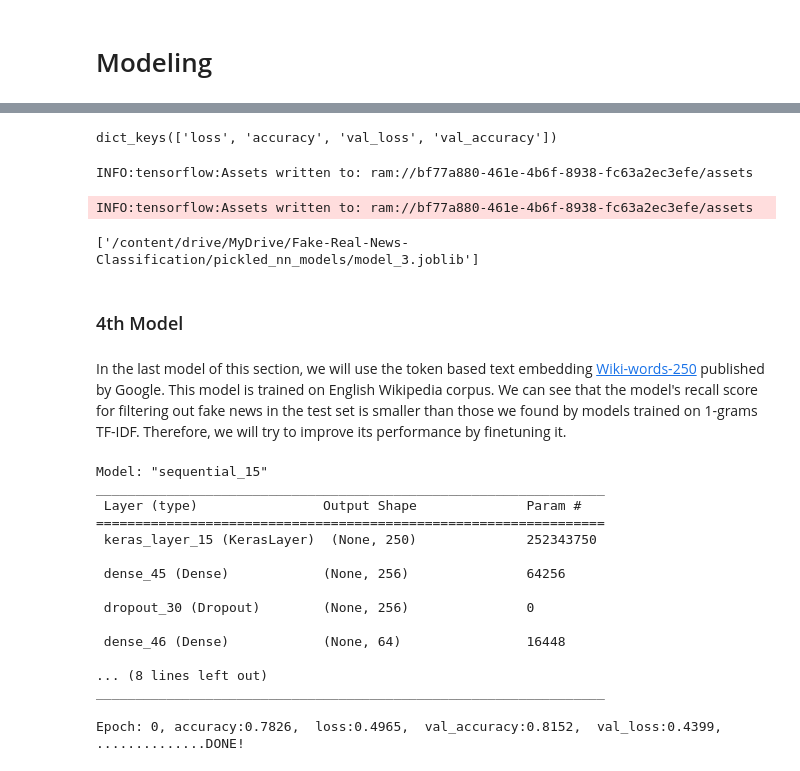
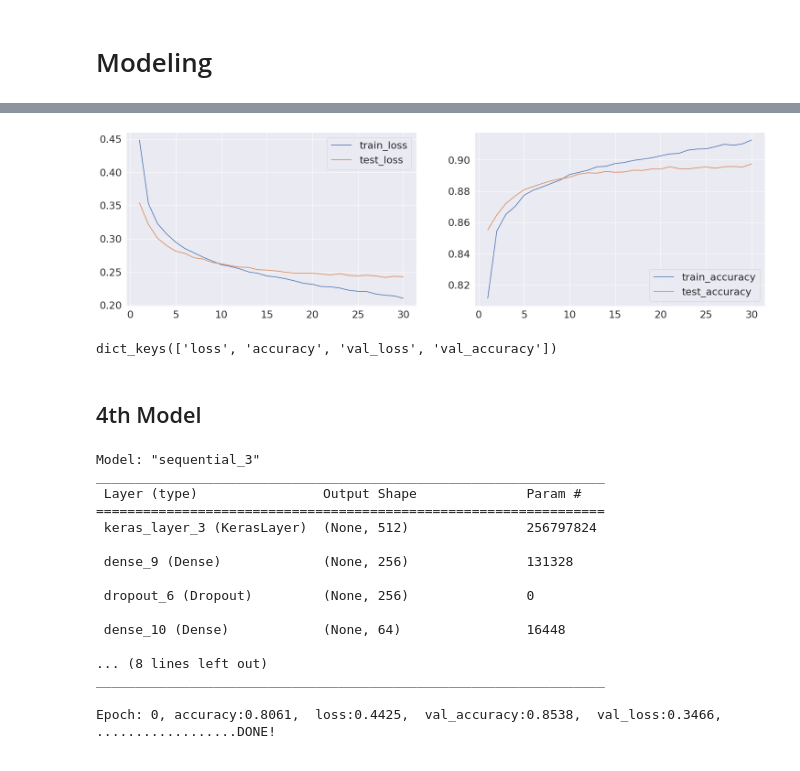
Before and after one commit to miladshiraniUCB/Fake-Real-News-Classification, a Jupyter notebook: Modeling Notebooks/Modeling_NN_Transfer_Learning.ipynb, the cells around one changed output, grey strips where cells are left out. Cells and saved outputs as stored; diff of their text form; code cells hidden in the pictures.

```diff
--- a/Modeling Notebooks/Modeling_NN_Transfer_Learning.ipynb
+++ b/Modeling Notebooks/Modeling_NN_Transfer_Learning.ipynb
@@ -412,7 +320,7 @@ url = model_urls[i]["url"]
 model_name = model_urls[i]["model_name"]
 embed_size = model_urls[i]["embed_size"]
 
-model_3 = transfer_model(module_url = url, embed_size = embed_size,
+histories[model_name] = transfer_model(module_url = url, embed_size = embed_size,
                                        name = model_name, trainable = False)
 
 print("DONE!")
@@ -451,19 +345,13 @@ print_results(model_3)
+# %%
+acc_loss(histories[model_urls[3]["model_name"]])
+# %% [output]
+[figure, added]
 # %%
 # histories[model_urls[3]["model_name"]].history.keys()
 # %% [output]
 dict_keys(['loss', 'accuracy', 'val_loss', 'val_accuracy'])
-# %%
-import pickle
-from joblib import dump, load
-dump(model_3, '/content/drive/MyDrive/Fake-Real-News-Classification/pickled_nn_models/model_3.joblib')
-# %% [output]
-INFO:tensorflow:Assets written to: ram://bf77a880-461e-4b6f-8938-fc63a2ec3efe/assets
-INFO:tensorflow:Assets written to: ram://bf77a880-461e-4b6f-8938-fc63a2ec3efe/assets
-['/content/drive/MyDrive/Fake-Real-News-Classification/pickled_nn_models/model_3.joblib']
 # %% [markdown]
-### 4th Model
+## 4th Model
-# %% [markdown]
-In the last model of this section, we will use the token based text embedding [Wiki-words-250](https://tfhub.dev/google/Wiki-words-250/2) published by Google. This model is trained on English Wikipedia corpus. We can see that the model's recall score for filtering out fake news in the test set is smaller than those we found by models trained on 1-grams TF-IDF. Therefore, we will try to improve its performance by finetuning it.
 # %%
 i = 4
 
@@ -471,25 +359,25 @@ url = model_urls[i]["url"]
 model_name = model_urls[i]["model_name"]
 embed_size = model_urls[i]["embed_size"]
 
-model_4 = transfer_model(module_url = url, embed_size = embed_size,
+histories[model_name] = transfer_model(module_url = url, embed_size = embed_size,
                                        name = model_name, trainable = False)
 
 print("DONE!")
 # %% [output]
-Model: "sequential_15"
+Model: "sequential_3"
 _________________________________________________________________
  Layer (type)                Output Shape              Param #
 =================================================================
- keras_layer_15 (KerasLayer)  (None, 250)              252343750
+ keras_layer_3 (KerasLayer)  (None, 512)               256797824
 
- dense_45 (Dense)            (None, 256)               64256
+ dense_9 (Dense)             (None, 256)               131328
 
- dropout_30 (Dropout)        (None, 256)               0
+ dropout_6 (Dropout)         (None, 256)               0
 
- dense_46 (Dense)            (None, 64)                16448
+ dense_10 (Dense)            (None, 64)                16448
 
 ... (8 lines left out)
 _________________________________________________________________
 
-Epoch: 0, accuracy:0.7826,  loss:0.4965,  val_accuracy:0.8152,  val_loss:0.4399,
-..............DONE!
+Epoch: 0, accuracy:0.8061,  loss:0.4425,  val_accuracy:0.8538,  val_loss:0.3466,
+..................DONE!
```
Also changed, not shown: parts of 63 cells of this notebook.
